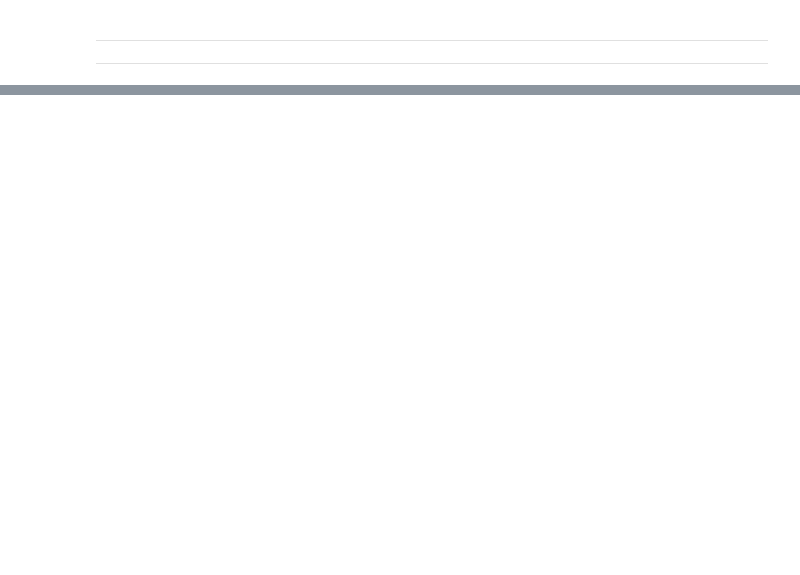
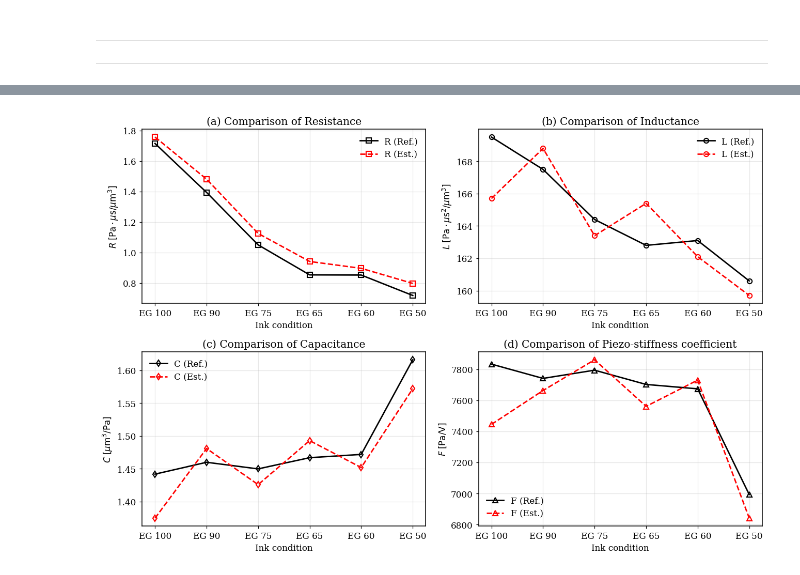
Before and after one commit to SeYoonLim/2025-RheologicalProperties-InversePINN, a Jupyter notebook: 2025-RheologicalProperties-InversePINN.ipynb, the cells around one changed output, grey strips where cells are left out. Drawn from its saved outputs; the diff is of its cells as text; code cells hidden in the pictures; blank space fills up the shorter version.

```diff
--- a/2025-RheologicalProperties-InversePINN.ipynb
+++ b/2025-RheologicalProperties-InversePINN.ipynb
@@ -946,0 +1517,88 @@ F_verif = 7.447248e+03  vs  F_est = 7.447248e+03  (rel.err=1.221e-14 %)
+# %%
+import numpy as np
+import matplotlib.pyplot as plt
+
+# ============================================================
+# 1. Data
+# ============================================================
+inks = ["EG 100", "EG 90", "EG 75", "EG 65", "EG 60", "EG 50"]
+x = np.arange(len(inks))
+
+R_ref = np.array([1.716e+0, 1.395e+0, 1.051e+0, 8.540e-1, 8.530e-1, 7.190e-1], dtype=float)
+R_est = np.array([1.758e+0, 1.482e+0, 1.126e+0, 9.420e-1, 8.970e-1, 7.980e-1], dtype=float)
+
+L_ref = np.array([1.695e+2, 1.675e+2, 1.644e+2, 1.628e+2, 1.631e+2, 1.606e+2], dtype=float)
+L_est = np.array([1.657e+2, 1.688e+2, 1.634e+2, 1.654e+2, 1.621e+2, 1.597e+2], dtype=float)
+
+C_ref = np.array([1.442e+0, 1.460e+0, 1.450e+0, 1.467e+0, 1.472e+0, 1.616e+0], dtype=float)
+C_est = np.array([1.375e+0, 1.481e+0, 1.426e+0, 1.493e+0, 1.452e+0, 1.572e+0], dtype=float)
+
+F_ref = np.array([7.834e+3, 7.742e+3, 7.795e+3, 7.703e+3, 7.675e+3, 6.994e+3], dtype=float)
+F_est = np.array([7.446e+3, 7.664e+3, 7.862e+3, 7.562e+3, 7.731e+3, 6.842e+3], dtype=float)
+
+# ============================================================
+# 2. Plot setting
+# ============================================================
+plt.rcParams.update({"font.family": "serif", "font.size": 11, "axes.linewidth": 1.0})
+
+fig, axes = plt.subplots(2, 2, figsize=(12, 8))
+axes = axes.flatten()
+
+# ============================================================
+# 3. (a) R
+# ============================================================
+axes[0].plot(x, R_ref, color="k", marker="s", linestyle="-", linewidth=1.8, markersize=6, markerfacecolor="none", markeredgewidth=1.4, label="R (Ref.)")
+axes[0].plot(x, R_est, color="red", marker="s", linestyle="--", linewidth=1.8, markersize=6, markerfacecolor="none", markeredgewidth=1.4, label="R (Est.)")
+axes[0].set_title("(a) Comparison of Resistance")
+axes[0].set_ylabel(r"$R\;[\mathrm{Pa}\cdot\mu\mathrm{s}/\mu\mathrm{m}^{3}]$")
+axes[0].set_xticks(x)
+axes[0].set_xticklabels(inks, rotation=0)
+axes[0].grid(alpha=0.3)
+axes[0].legend(loc="best", frameon=False)
+
+# ============================================================
+# 4. (b) L
+# ============================================================
+axes[1].plot(x, L_ref, color="k", marker="o", linestyle="-", linewidth=1.8, markersize=6, markerfacecolor="none", markeredgewidth=1.4, label="L (Ref.)")
+axes[1].plot(x, L_est, color="red", marker="o", linestyle="--", linewidth=1.8, markersize=6, markerfacecolor="none", markeredgewidth=1.4, label="L (Est.)")
+axes[1].set_title("(b) Comparison of Inductance")
+axes[1].set_ylabel(r"$L\;[\mathrm{Pa}\cdot\mu\mathrm{s}^{2}/\mu\mathrm{m}^{3}]$")
+axes[1].set_xticks(x)
+axes[1].set_xticklabels(inks, rotation=0)
+axes[1].grid(alpha=0.3)
+axes[1].legend(loc="best", frameon=False)
+
+# ============================================================
+# 5. (c) C
+# ============================================================
+axes[2].plot(x, C_ref, color="k", marker="d", linestyle="-", linewidth=1.8, markersize=6, markerfacecolor="none", markeredgewidth=1.4, label="C (Ref.)")
+axes[2].plot(x, C_est, color="red", marker="d", linestyle="--", linewidth=1.8, markersize=6, markerfacecolor="none", markeredgewidth=1.4, label="C (Est.)")
+axes[2].set_title("(c) Comparison of Capacitance")
+axes[2].set_ylabel(r"$C\;[\mu\mathrm{m}^{3}/\mathrm{Pa}]$")
+axes[2].set_xticks(x)
+axes[2].set_xticklabels(inks, rotation=0)
+axes[2].grid(alpha=0.3)
+axes[2].legend(loc="best", frameon=False)
+
+# ============================================================
+# 6. (d) F
+# ============================================================
+axes[3].plot(x, F_ref, color="k", marker="^", linestyle="-", linewidth=1.8, markersize=6, markerfacecolor="none", markeredgewidth=1.4, label="F (Ref.)")
+axes[3].plot(x, F_est, color="red", marker="^", linestyle="--", linewidth=1.8, markersize=6, markerfacecolor="none", markeredgewidth=1.4, label="F (Est.)")
+axes[3].set_title("(d) Comparison of Piezo-stiffness coefficient")
+axes[3].set_ylabel(r"$F\;[\mathrm{Pa}/\mathrm{V}]$")
+axes[3].set_xticks(x)
+axes[3].set_xticklabels(inks, rotation=0)
+axes[3].grid(alpha=0.3)
+axes[3].legend(loc="best", frameon=False)
+
+# ============================================================
+# 7. Common x-label adjustment
+# ============================================================
+for ax in axes:
+    ax.set_xlabel("Ink condition")
+
+plt.tight_layout()
+plt.show()
+# %% [output]
+[figure, added]
```
Also changed, not shown: parts of 34 cells of this notebook.
